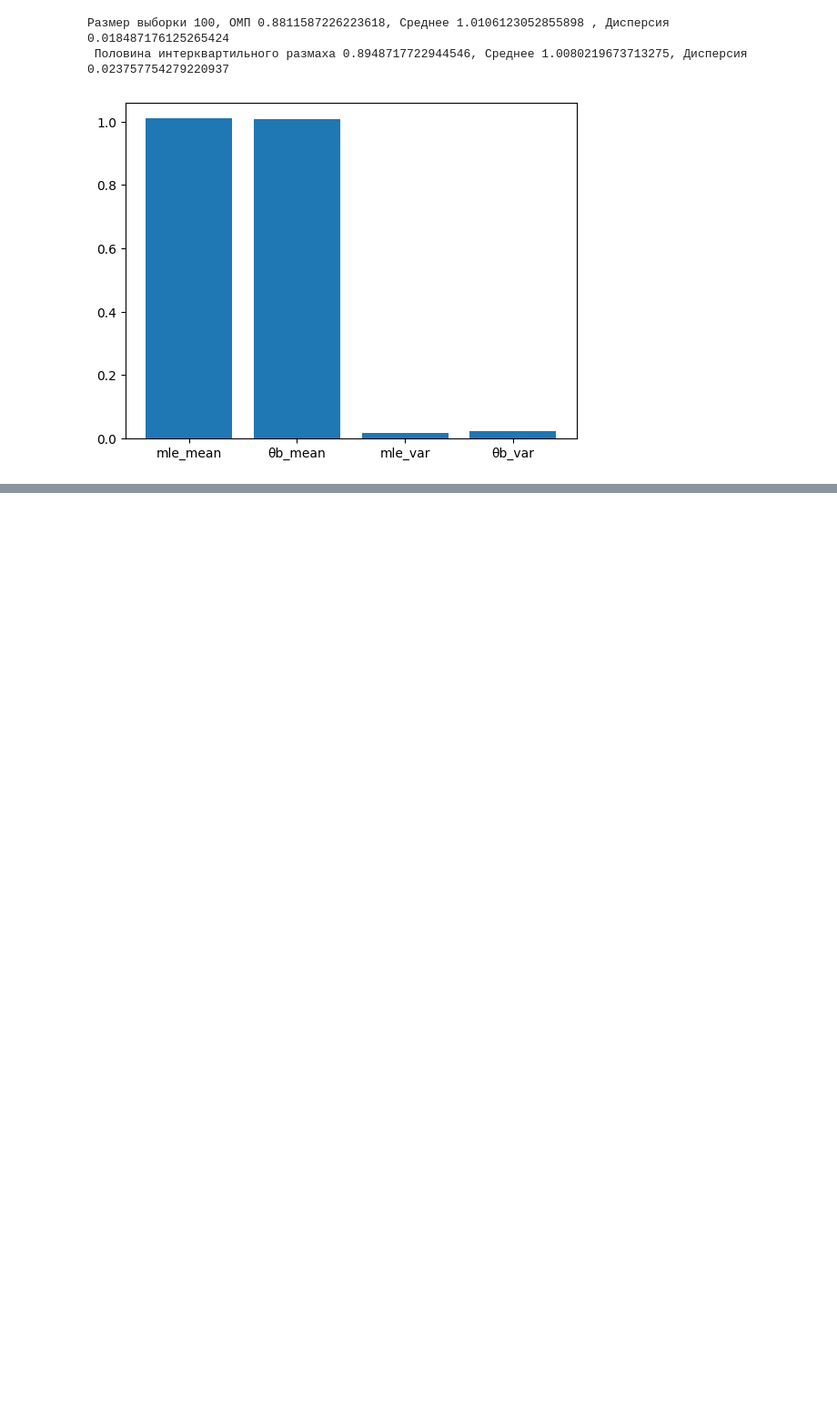
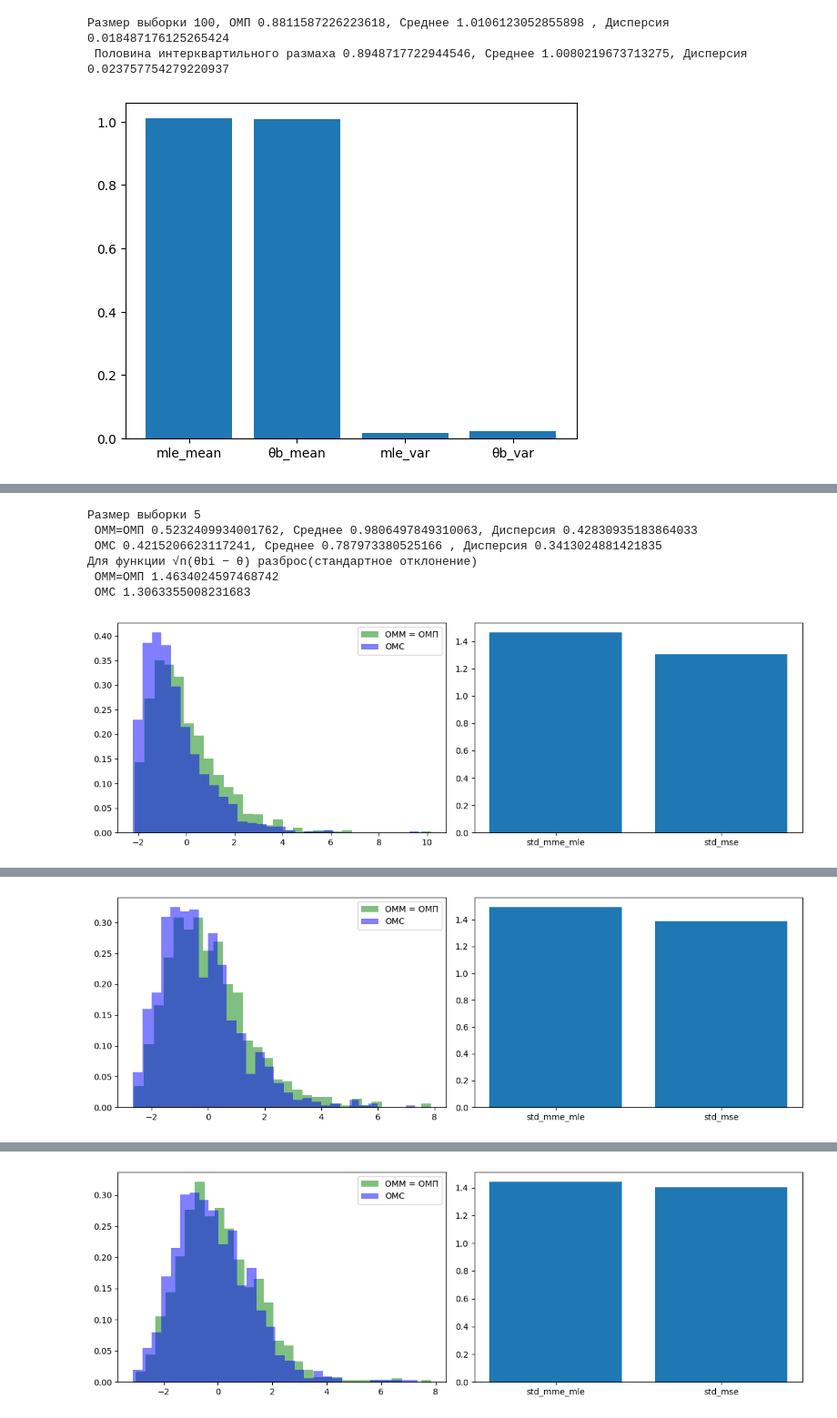
Before and after one commit to atirmargo/Statistics-Lab, a Jupyter notebook: seven.ipynb, the cells around one changed output, grey strips where cells are left out. Shown at 91% size. Cells and saved outputs as stored; diff of their text form; code cells hidden in the pictures; blank space fills up the shorter version.

```diff
--- a/seven.ipynb
+++ b/seven.ipynb
@@ -207,0 +134,75 @@ for n in sample_sizes:
+# %%
+def ml_estimate(data):
+    #ln(L(θ)) = -n/2 *ln(2*pi*θ) - sum(xi**2/2*θ) -> тут омп очев
+    n = len(data)
+    return np.sum(data**2)/n
+
+def mm_estimate(data):
+    #уравнение моментов такое data**2.mean = var = θ
+    return np.mean(data**2)
+
+def ms_estimate(data, initial_theta=None):
+    #D = F(x_(1);θ) * [F(x_(2);θ) - F(x_(1);θ)] * ... * [1 - F(x_(n);θ)] надо максимизировать
+    n = len(data)
+    data_sorted = np.sort(data)
+    #для N(0,θ) функция распределния(от х) такая же как у стандпртного нормального только от x/sqrt(θ), нормировали короче
+    F_data = norm.cdf(data_sorted/np.sqrt(theta))
+    #Теперь логарифмы разностей
+    def lnD(theta):
+        if theta <= 0:
+            return -np.inf
+        diffs = np.zeros(n)
+        diffs[0] = F_data[0]
+        for i in range(1, n):
+            diffs[i] = F_data[i] - F_data[i-1]#или существует такая чудная функция np.diff(F, prepend=0, append=1) - все разности
+        diffs[n-1] = 1 - F_data[-1]
+        return np.sum(np.log(diffs))
+    result = minimize(lambda th: -lnD(th), initial_theta, bounds=[(1e-10, None)])
+    return result.x[0]
+
+true_theta = 1.0
+sample_sizes = [5, 10, 20, 50, 100]
+k = 1000
+for n in sample_sizes:
+    mme_mle_estimates = np.zeros(k)
+    mse_estimates = np.zeros(k)
+    errors_mme_mle = []
+    errors_mse = []
+    for i in range(k):
+        sample = norm.rvs(loc=0, scale=true_theta, size=n)
+        initial_theta = np.var(sample)
+        mme_mle = mm_estimate(sample)
+        mse = ms_estimate(sample, initial_theta)
+        mme_mle_estimates[i] = mme_mle
+        mse_estimates[i] = mse
+        errors_mme_mle.append(np.sqrt(n) * (mme_mle - true_theta))
+        errors_mse.append(np.sqrt(n) * (mse - true_theta))
+    mme_mle_mean = np.mean(mme_mle_estimates)
+    mse_mean = np.mean(mse_estimates)
+
+    mme_mle_var = np.var(mme_mle_estimates)
+    mse_var = np.var(mse_estimates)
+
+    std_mme_mle = np.std(errors_mme_mle)
+    std_mse = np.std(errors_mse)
+
+    print(f"Размер выборки {n}\n ОММ=ОМП {mme_mle}, Среднее {mme_mle_mean}, Дисперсия {mme_mle_var}\n ОМС {mse}, Среднее {mse_mean} , Дисперсия {mse_var}")
+    print(f"Для функции √n(θbi − θ) разброс(стандартное отклонение)\n ОММ=ОМП {std_mme_mle}\n ОМС {std_mse}")
+    #Визуализируем как-нибудь
+    fig, (ax1, ax2) = plt.subplots(1, 2, figsize=(12, 4))
+    ax1.hist(errors_mme_mle, bins=30, alpha=0.5, label='ОМM = ОМП', density=True, color='green')
+    ax1.hist(errors_mse, bins=30, alpha=0.5, label='ОМС', density=True, color='blue')
+    ax1.legend()
+
+    ax2.bar(['std_mme_mle', 'std_mse'], [std_mme_mle, std_mse])
+
+    plt.tight_layout()
+    plt.show()
+# %% [output]
+Размер выборки 5
+ ОММ=ОМП 0.5232409934001762, Среднее 0.9806497849310063, Дисперсия 0.42830935183864033
+ ОМС 0.4215206623117241, Среднее 0.787973380525166 , Дисперсия 0.3413024881421835
+Для функции √n(θbi − θ) разброс(стандартное отклонение)
+ ОММ=ОМП 1.4634024597468742
+ ОМС 1.3063355008231683
+[figure, added]
@@ -207,0 +215 @@ for n in sample_sizes:
+[figure, added]
@@ -207,0 +222 @@ for n in sample_sizes:
+[figure, added]
```
Also changed, not shown: parts of 4 cells of this notebook, 1 other file.
